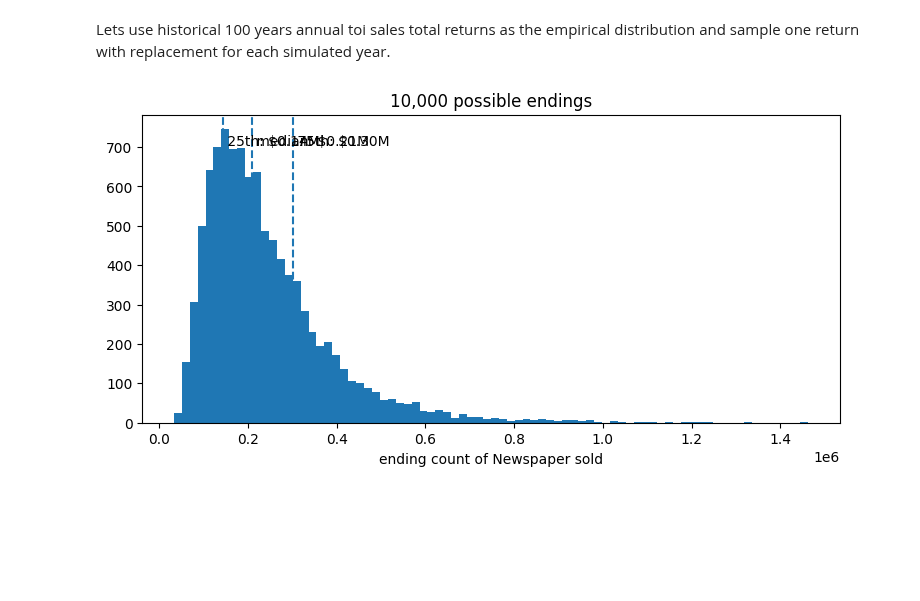
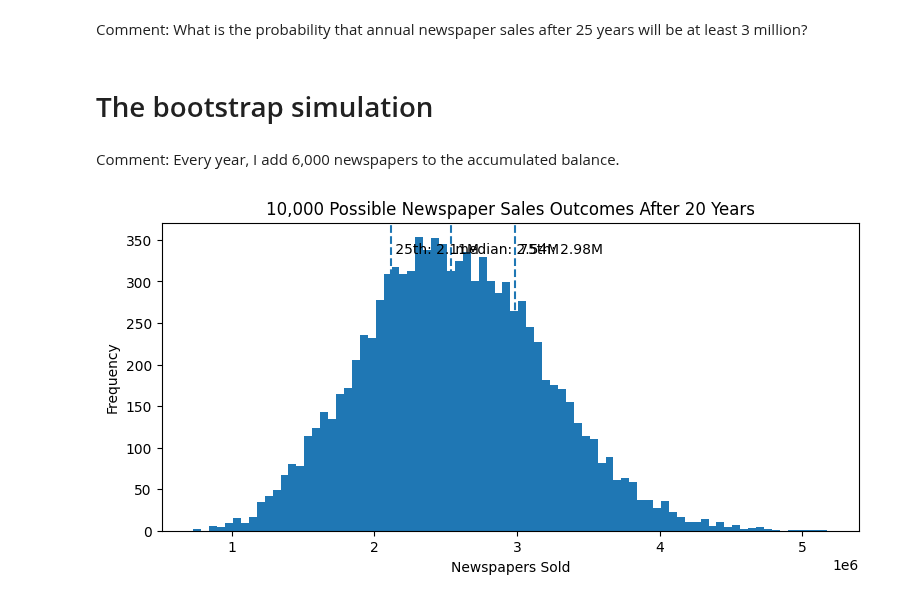
Before and after one commit to k-git-uconn/Studio1-BDM-F26, a Jupyter notebook: studio1/Assignment1/Studio1_Retirement_MC_TOI.ipynb, the cells around one changed output. Cells and saved outputs as stored; diff of their text form; code cells hidden in the pictures; blank space fills up the shorter version.

```diff
--- a/studio1/Assignment1/Studio1_Retirement_MC_TOI.ipynb
+++ b/studio1/Assignment1/Studio1_Retirement_MC_TOI.ipynb
@@ -61,28 +110,74 @@ P(ending <  5%) = 0.0%
 # %% [markdown]
-Lets use historical 100 years annual toi sales total returns as the empirical distribution and sample one return with replacement for each simulated year.
+Comment: What is the probability that annual newspaper sales after 25 years will be at least 3 million?
+# %% [markdown]
+# The bootstrap simulation
 # %%
 n_sims = 10_000
 years = 20
+
 NewspapersSold = 6_000
 
 endings = np.zeros(n_sims)
 all_paths = np.zeros((n_sims, years))
 
 for sim in range(n_sims):
+
     balance = 0.0
+
     for year in range(years):
-        r = np.random.normal(0.07, 0.20)
+
+        # Bootstrap: randomly select one of the 100 historical returns
+        r = np.random.choice(revenue_history)
+
         balance = balance * (1 + r) + NewspapersSold
+
         all_paths[sim, year] = balance
+
     endings[sim] = balance
-
-lo, med, hi = np.percentile(endings, [25, 50, 75])
-plt.figure(figsize=(9, 4))
-plt.hist(endings, bins=80)
-for v, name in [(lo, '25th'), (med, 'median'), (hi, '75th')]:
-    plt.axvline(v, ls='--')
-    plt.text(v, plt.ylim()[1]*0.9, f' {name}: ${v/1e6:,.2f}M')
-plt.title('10,000 possible endings')
-plt.xlabel('ending count of Newspaper sold');
-# %% [output]
-[figure, removed]
+# %% [markdown]
+Comment: Every year, I add 6,000 newspapers to the accumulated balance.
+# %%
+n_sims = 10_000
+years = 20
+
+initial_sales = 2_500_000
+
+endings = np.zeros(n_sims)
+all_paths = np.zeros((n_sims, years))
+
+for sim in range(n_sims):
+
+    sales = initial_sales
+
+    for year in range(years):
+
+        # Bootstrap one annual newspaper-sales return
+        r = np.random.choice(revenue_history)
+
+        sales = sales * (1 + r)
+
+        all_paths[sim, year] = sales
+
+    endings[sim] = sales
+# %%
+lo, med, hi = np.percentile(endings, [25, 50, 75])
+
+plt.figure(figsize=(9, 4))
+
+plt.hist(endings, bins=80)
+
+for v, name in [(lo, '25th'), (med, 'median'), (hi, '75th')]:
+    plt.axvline(v, ls='--')
+    plt.text(
+        v,
+        plt.ylim()[1] * 0.9,
+        f' {name}: {v/1e6:,.2f}M'
+    )
+
+plt.title('10,000 Possible Newspaper Sales Outcomes After 20 Years')
+plt.xlabel('Newspapers Sold')
+plt.ylabel('Frequency')
+
+plt.show()
+# %% [output]
+[figure, added]
```
Also changed, not shown: parts of 14 cells of this notebook.
